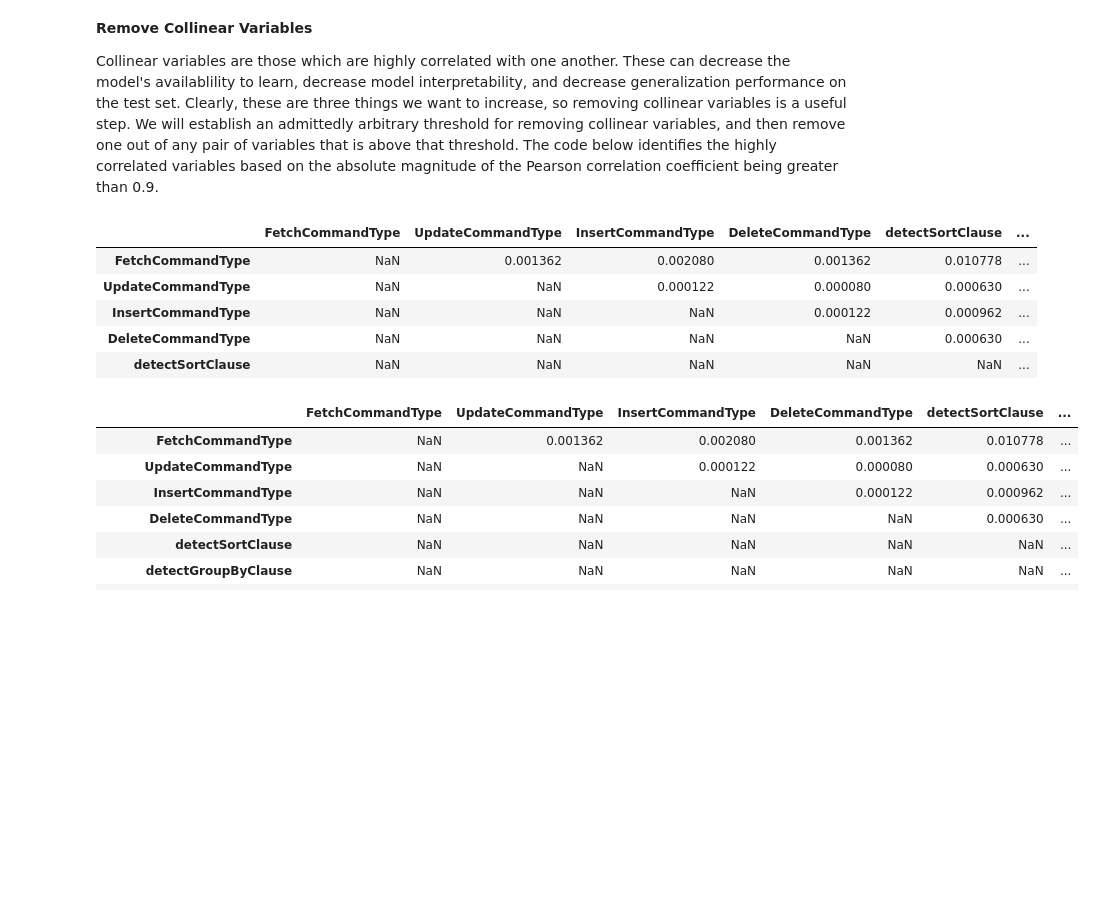
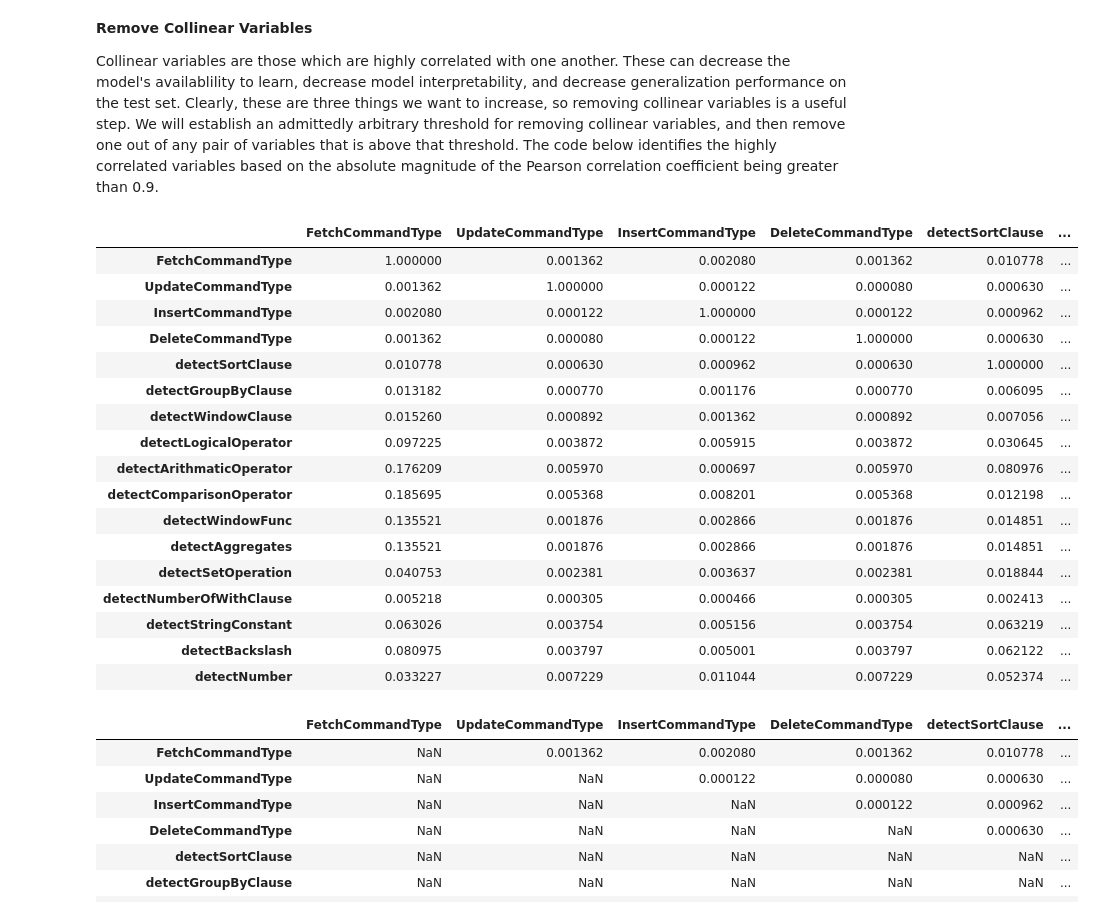
Before and after one commit to Sajid576/data-mining-techniques-to-detect-sql-nosql-injection-attack, a Jupyter notebook: sql_data_analysis.ipynb, the cells around one changed output. Cells and saved outputs as stored; diff of their text form; code cells hidden in the pictures; blank space fills up the shorter version.

```diff
--- a/sql_data_analysis.ipynb
+++ b/sql_data_analysis.ipynb
@@ -990,5 +971,3 @@ array([[<matplotlib.axes._subplots.AxesSubplot object at 0x...>,
         <matplotlib.axes._subplots.AxesSubplot object at 0x...>]],
       dtype=object)
 [figure]
-# %%
-X = X.drop(['detectWithRecursive','detectDistinctOn','detectDeclareCursor','hasCompoundOperator','detectSubQuery'],axis='columns')
@@ -994,0 +978,12 @@ X = X.drop(['detectWithRecursive','detectDistinctOn','detectDeclareCursor','hasC
+# %%
+
+selected_columns=[]
+for rownum,(column_name,mean) in  enumerate(feature_table.mean().items()):
+    #print(column_name+"-"+str(mean))
+    if(mean==0 or mean==1):
+      selected_columns.append(column_name)
+
+
+print(selected_columns)
+X = X.drop(selected_columns,axis='columns')
+X.head()
@@ -1057,16 +1040,29 @@ The code below identifies the highly correlated variables based on the absolute
 # %%
 # Threshold for removing correlated variables
 threshold = 0.9
 
 # Absolute value correlation matrix
 corr_matrix = X.corr(method ='pearson').abs()
+corr_matrix
 # %% [output]
 |  | FetchCommandType | UpdateCommandType | InsertCommandType | DeleteCommandType | detectSortClause | ... |
-| FetchCommandType | NaN | 0.001362 | 0.002080 | 0.001362 | 0.010778 | ... |
-| UpdateCommandType | NaN | NaN | 0.000122 | 0.000080 | 0.000630 | ... |
-| InsertCommandType | NaN | NaN | NaN | 0.000122 | 0.000962 | ... |
-| DeleteCommandType | NaN | NaN | NaN | NaN | 0.000630 | ... |
-| detectSortClause | NaN | NaN | NaN | NaN | NaN | ... |
+| FetchCommandType | 1.000000 | 0.001362 | 0.002080 | 0.001362 | 0.010778 | ... |
+| UpdateCommandType | 0.001362 | 1.000000 | 0.000122 | 0.000080 | 0.000630 | ... |
+| InsertCommandType | 0.002080 | 0.000122 | 1.000000 | 0.000122 | 0.000962 | ... |
+| DeleteCommandType | 0.001362 | 0.000080 | 0.000122 | 1.000000 | 0.000630 | ... |
+| detectSortClause | 0.010778 | 0.000630 | 0.000962 | 0.000630 | 1.000000 | ... |
+| detectGroupByClause | 0.013182 | 0.000770 | 0.001176 | 0.000770 | 0.006095 | ... |
+| detectWindowClause | 0.015260 | 0.000892 | 0.001362 | 0.000892 | 0.007056 | ... |
+| detectLogicalOperator | 0.097225 | 0.003872 | 0.005915 | 0.003872 | 0.030645 | ... |
+| detectArithmaticOperator | 0.176209 | 0.005970 | 0.000697 | 0.005970 | 0.080976 | ... |
+| detectComparisonOperator | 0.185695 | 0.005368 | 0.008201 | 0.005368 | 0.012198 | ... |
+| detectWindowFunc | 0.135521 | 0.001876 | 0.002866 | 0.001876 | 0.014851 | ... |
+| detectAggregates | 0.135521 | 0.001876 | 0.002866 | 0.001876 | 0.014851 | ... |
+| detectSetOperation | 0.040753 | 0.002381 | 0.003637 | 0.002381 | 0.018844 | ... |
+| detectNumberOfWithClause | 0.005218 | 0.000305 | 0.000466 | 0.000305 | 0.002413 | ... |
+| detectStringConstant | 0.063026 | 0.003754 | 0.005156 | 0.003754 | 0.063219 | ... |
+| detectBackslash | 0.080975 | 0.003797 | 0.005001 | 0.003797 | 0.062122 | ... |
+| detectNumber | 0.033227 | 0.007229 | 0.011044 | 0.007229 | 0.052374 | ... |
 # %%
 # Upper triangle of correlations
 upper = corr_matrix.where(np.triu(np.ones(corr_matrix.shape), k=1).astype(np.bool))
```
Also changed, not shown: parts of 13 cells of this notebook.
